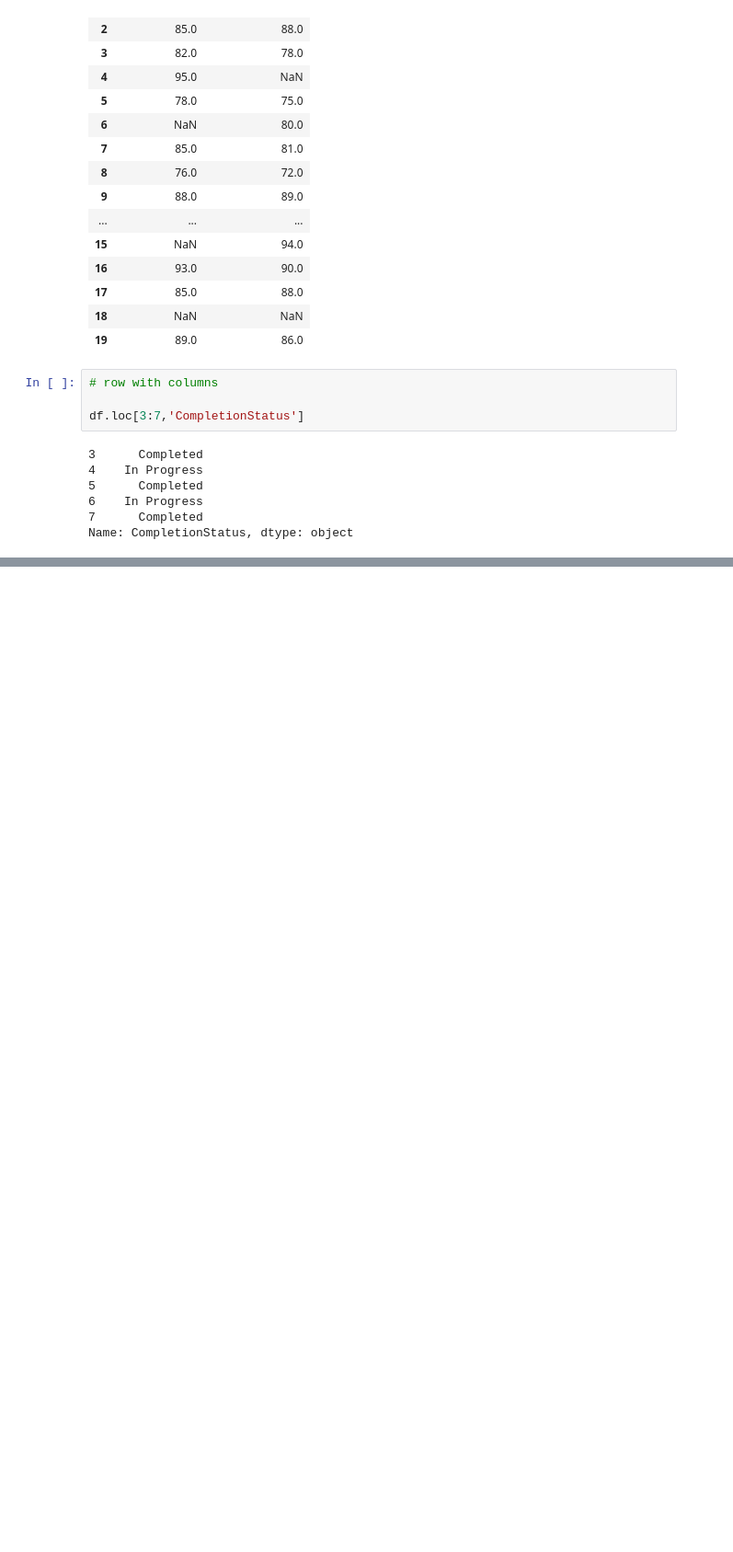
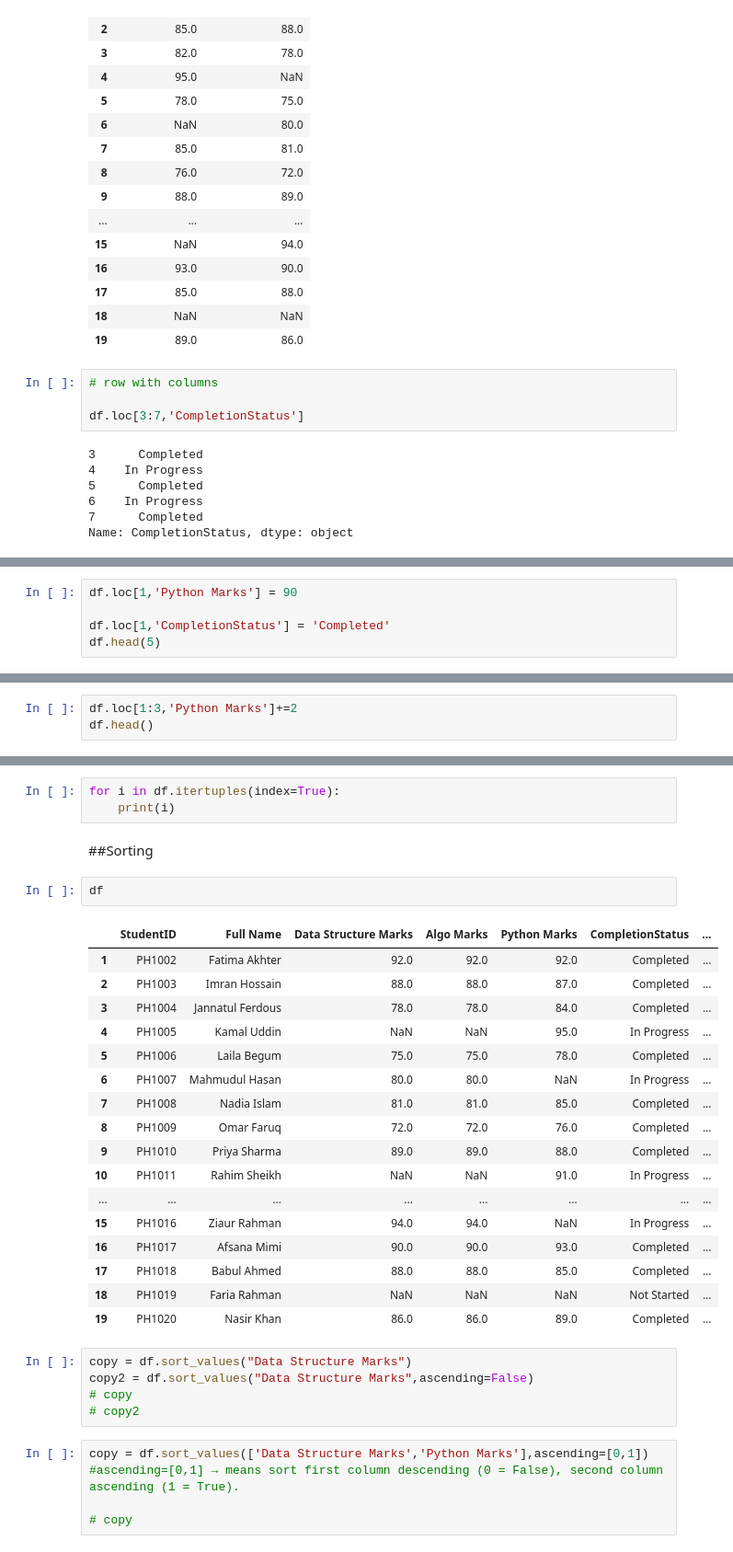
Before and after one commit to nafijur-rahaman/Data-Analysis-With-Python, a Jupyter notebook: Pandas/basic_panda.ipynb, the cells around one changed output, grey strips where cells are left out. Shown: that part at 92% size. Drawn from its saved outputs; the diff is of its cells as text; blank space fills up the shorter version.

Commit message:
operation on pandas df and sorting rows

```diff
--- a/Pandas/basic_panda.ipynb
+++ b/Pandas/basic_panda.ipynb
@@ -334,0 +439,5 @@ Name: CompletionStatus, dtype: object
+# %%
+df.loc[1,'Python Marks'] = 90
+
+df.loc[1,'CompletionStatus'] = 'Completed'
+df.head(5)
@@ -334,0 +451,3 @@ Name: CompletionStatus, dtype: object
+# %%
+df.loc[1:3,'Python Marks']+=2
+df.head()
@@ -334,0 +468,34 @@ Name: CompletionStatus, dtype: object
+# %%
+for i in df.itertuples(index=True):
+    print(i)
+# %% [markdown]
+##Sorting
+# %%
+df
+# %% [output]
+|  | StudentID | Full Name | Data Structure Marks | Algo Marks | Python Marks | CompletionStatus | ... |
+| 1 | PH1002 | Fatima Akhter | 92.0 | 92.0 | 92.0 | Completed | ... |
+| 2 | PH1003 | Imran Hossain | 88.0 | 88.0 | 87.0 | Completed | ... |
+| 3 | PH1004 | Jannatul Ferdous | 78.0 | 78.0 | 84.0 | Completed | ... |
+| 4 | PH1005 | Kamal Uddin | NaN | NaN | 95.0 | In Progress | ... |
+| 5 | PH1006 | Laila Begum | 75.0 | 75.0 | 78.0 | Completed | ... |
+| 6 | PH1007 | Mahmudul Hasan | 80.0 | 80.0 | NaN | In Progress | ... |
+| 7 | PH1008 | Nadia Islam | 81.0 | 81.0 | 85.0 | Completed | ... |
+| 8 | PH1009 | Omar Faruq | 72.0 | 72.0 | 76.0 | Completed | ... |
+| 9 | PH1010 | Priya Sharma | 89.0 | 89.0 | 88.0 | Completed | ... |
+| 10 | PH1011 | Rahim Sheikh | NaN | NaN | 91.0 | In Progress | ... |
+| ... | ... | ... | ... | ... | ... | ... | ... |
+| 15 | PH1016 | Ziaur Rahman | 94.0 | 94.0 | NaN | In Progress | ... |
+| 16 | PH1017 | Afsana Mimi | 90.0 | 90.0 | 93.0 | Completed | ... |
+| 17 | PH1018 | Babul Ahmed | 88.0 | 88.0 | 85.0 | Completed | ... |
+| 18 | PH1019 | Faria Rahman | NaN | NaN | NaN | Not Started | ... |
+| 19 | PH1020 | Nasir Khan | 86.0 | 86.0 | 89.0 | Completed | ... |
+# %%
+copy = df.sort_values("Data Structure Marks")
+copy2 = df.sort_values("Data Structure Marks",ascending=False)
+# copy
+# copy2
+# %%
+copy = df.sort_values(['Data Structure Marks','Python Marks'],ascending=[0,1])  #ascending=[0,1] → means sort first column descending (0 = False), second column ascending (1 = True).
+
+# copy
```
Also changed, not shown: parts of 11 cells of this notebook.
